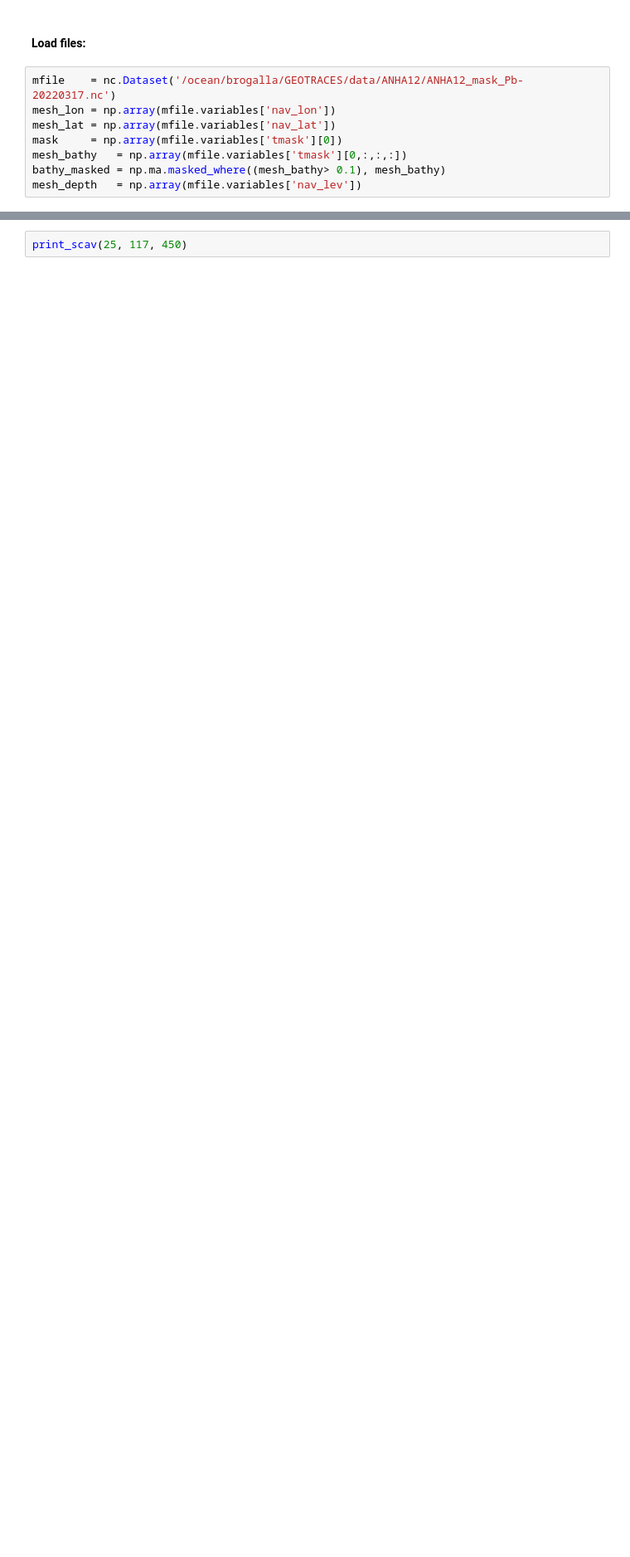
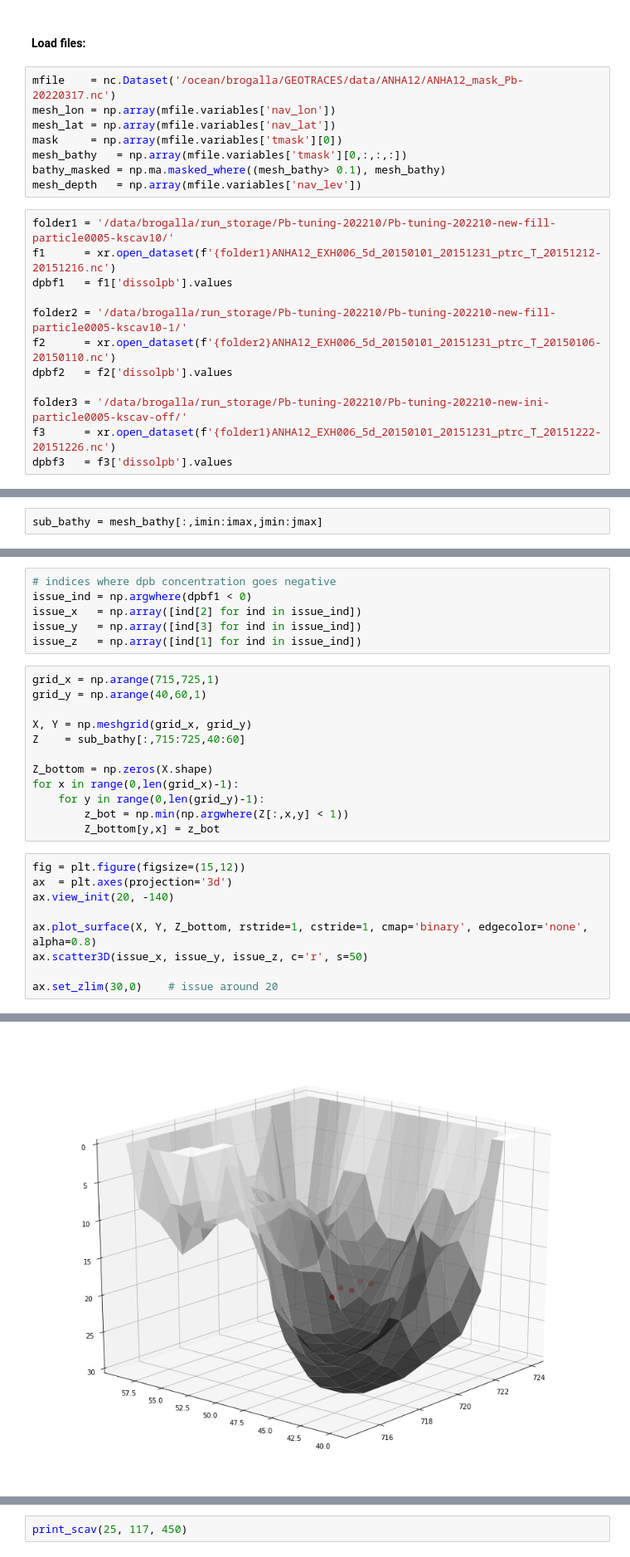
Before and after one commit to UBC-MOAD/analysis-brogalla, a Jupyter notebook: paper3/negative-concentrations.ipynb, the cells around one changed output, grey strips where cells are left out. Shown at 83% size. Cells and saved outputs as stored; diff of their text form; blank space fills up the shorter version.

Commit message:
3D plots of bathymetry with negative values

```diff
--- a/paper3/negative-concentrations.ipynb
+++ b/paper3/negative-concentrations.ipynb
@@ -33,3 +33,15 @@ mask     = np.array(mfile.variables['tmask'][0])
 mesh_bathy   = np.array(mfile.variables['tmask'][0,:,:,:])
 bathy_masked = np.ma.masked_where((mesh_bathy> 0.1), mesh_bathy)
 mesh_depth   = np.array(mfile.variables['nav_lev'])
+# %%
+folder1 = '/data/brogalla/run_storage/Pb-tuning-202210/Pb-tuning-202210-new-fill-particle0005-kscav10/'
+f1      = xr.open_dataset(f'{folder1}ANHA12_EXH006_5d_20150101_20151231_ptrc_T_20151212-20151216.nc')
+dpbf1   = f1['dissolpb'].values
+
+folder2 = '/data/brogalla/run_storage/Pb-tuning-202210/Pb-tuning-202210-new-fill-particle0005-kscav10-1/'
+f2      = xr.open_dataset(f'{folder2}ANHA12_EXH006_5d_20150101_20151231_ptrc_T_20150106-20150110.nc')
+dpbf2   = f2['dissolpb'].values
+
+folder3 = '/data/brogalla/run_storage/Pb-tuning-202210/Pb-tuning-202210-new-ini-particle0005-kscav-off/'
+f3      = xr.open_dataset(f'{folder1}ANHA12_EXH006_5d_20150101_20151231_ptrc_T_20151222-20151226.nc')
+dpbf3   = f3['dissolpb'].values
@@ -35,0 +73,2 @@ mesh_depth   = np.array(mfile.variables['nav_lev'])
+# %%
+sub_bathy = mesh_bathy[:,imin:imax,jmin:jmax]
@@ -35,0 +77,28 @@ mesh_depth   = np.array(mfile.variables['nav_lev'])
+# %%
+# indices where dpb concentration goes negative
+issue_ind = np.argwhere(dpbf1 < 0)
+issue_x   = np.array([ind[2] for ind in issue_ind])
+issue_y   = np.array([ind[3] for ind in issue_ind])
+issue_z   = np.array([ind[1] for ind in issue_ind])
+# %%
+grid_x = np.arange(715,725,1)
+grid_y = np.arange(40,60,1)
+
+X, Y = np.meshgrid(grid_x, grid_y)
+Z    = sub_bathy[:,715:725,40:60]
+
+Z_bottom = np.zeros(X.shape)
+for x in range(0,len(grid_x)-1):
+    for y in range(0,len(grid_y)-1):
+        z_bot = np.min(np.argwhere(Z[:,x,y] < 1))
+        Z_bottom[y,x] = z_bot
+# %%
+fig = plt.figure(figsize=(15,12))
+ax  = plt.axes(projection='3d')
+ax.view_init(20, -140)
+
+ax.plot_surface(X, Y, Z_bottom, rstride=1, cstride=1, cmap='binary', edgecolor='none', alpha=0.8)
+ax.scatter3D(issue_x, issue_y, issue_z, c='r', s=50)
+
+ax.set_zlim(30,0)    # issue around 20
+# %% [output]
@@ -35,0 +106 @@ mesh_depth   = np.array(mfile.variables['nav_lev'])
+[figure, added]
```
Also changed, not shown: parts of 13 cells of this notebook.
